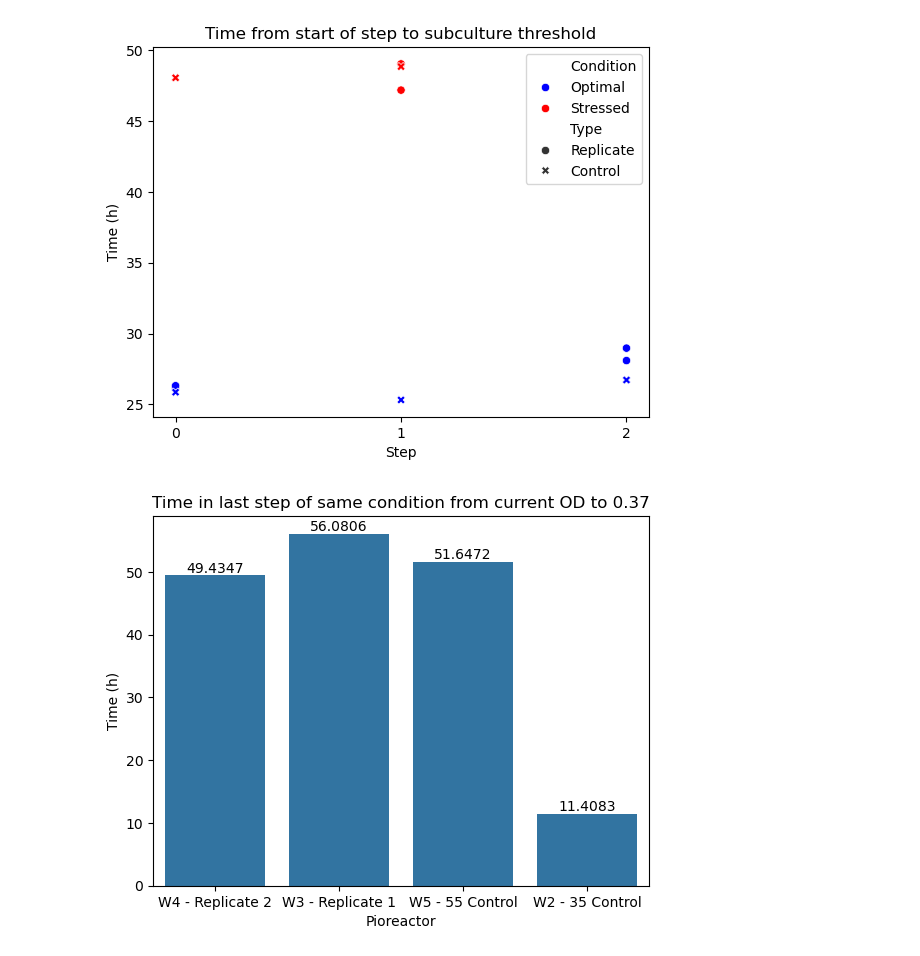
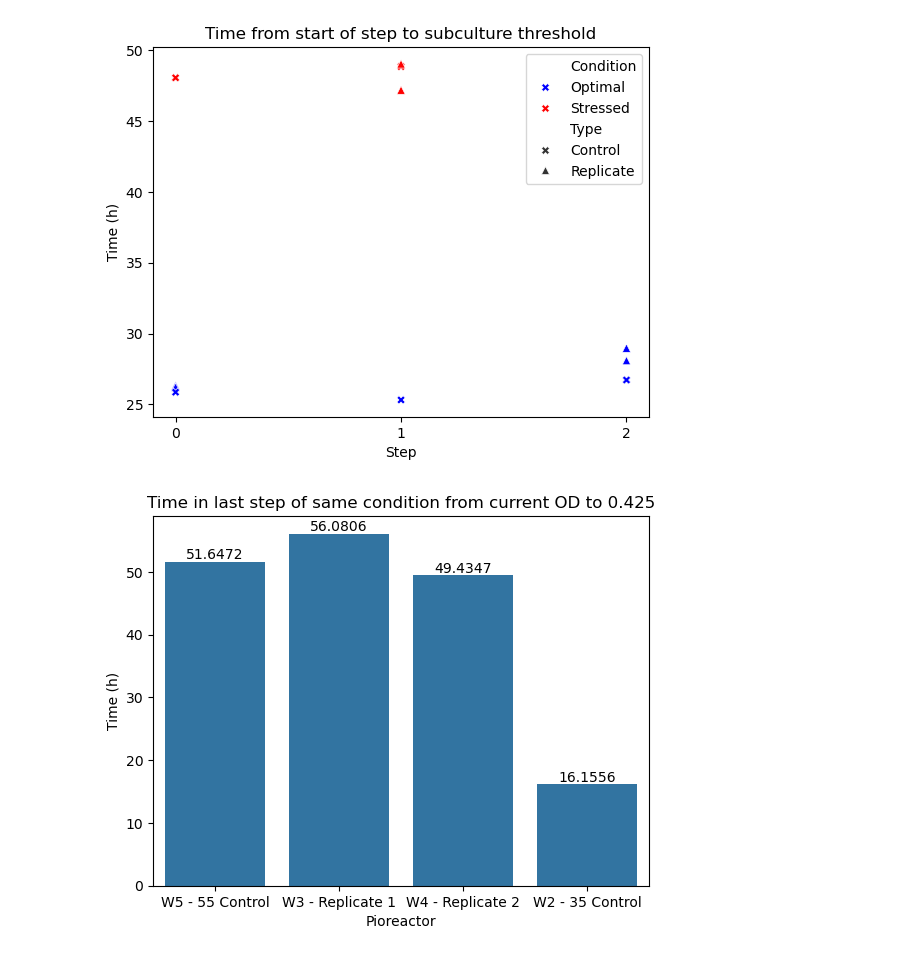
Before and after one commit to JacksonPageroth/pio-bacterial-memory, a Jupyter notebook: pio_subculture.ipynb, the cells around one changed output. Saved outputs shown, nothing was run; the diff lists cells and outputs as text; code cells hidden in the pictures.

```diff
--- a/pio_subculture.ipynb
+++ b/pio_subculture.ipynb
@@ -124,7 +124,7 @@ plt.show()
 pioreactors = df.get_column("pioreactor_unit").unique()
 
 window_size = 360  # We take measurements every 5 seconds, so this gives a window size of 30 minutes, it's in row number
-plot_df = {"Type": [], "Slope": [], "Condition": [], "Step":[]}
+plot_df = {"Type": [], "Max slope": [], "Condition": [], "Step":[]}
 for pioreactor in pioreactors:
     pio_df = df.filter(pl.col("pioreactor_unit").eq(pioreactor))
 
@@ -132,7 +132,7 @@ for pioreactor in pioreactors:
         step_df = pio_df.filter(pl.col("Step").eq(step)).sort("timestamp_localtime")
         slope_df = step_df.with_columns(slope=pl.col("od_reading").least_squares.rolling_ols('timestamp_localtime', window_size=window_size, mode='coefficients').struct[0])
 
-        plot_df["Slope"].append(slope_df.get_column("slope").max())
+        plot_df["Max slope"].append(slope_df.get_column("slope").max())
         plot_df["Step"].append(step)
 
         if "35" in pioreactor:
@@ -148,7 +148,8 @@ for pioreactor in pioreactors:
 # Plotting each pioreactor in a separate subplot
 num_pioreactors = len(pioreactors)
 plot_df = pl.from_dict(plot_df).to_pandas()
-sns.scatterplot(plot_df, style="Type", x="Step", y="Slope", hue="Condition", hue_order=["Optimal", "Stressed"], palette=["blue", "red"])
-
+sns.scatterplot(plot_df, style="Type", x="Step", y="Max slope", hue="Condition", hue_order=["Optimal", "Stressed"], palette=["blue", "red"],  markers={"Replicate": "^", "Control": "X"})
+plt.xticks(ticks=range(int(plot_df["Step"].min()), int(plot_df["Step"].max()) + 1))
+plt.title("Max slope by step")
 plt.show()
 # %% [output]
@@ -155,0 +157,32 @@ plt.show()
+# %%
+pioreactors = df.get_column("pioreactor_unit").unique()
+
+plot_df = {"Type": [], "Mean slope": [], "Condition": [], "Step":[]}
+for pioreactor in pioreactors:
+    pio_df = df.filter(pl.col("pioreactor_unit").eq(pioreactor))
+
+    for step in pio_df.get_column("Step").unique()[:-1]:
+        step_df = pio_df.filter(pl.col("Step").eq(step)).sort("timestamp_localtime")
+        slope_df = step_df.with_columns(slope=pl.col("od_reading").least_squares.ols('timestamp_localtime', mode='coefficients').struct[0])
+
+        print(slope_df)
+        plot_df["Mean slope"].append(slope_df.get_column("slope").max())
+        plot_df["Step"].append(step)
+
+        if "35" in pioreactor:
+            plot_df["Type"].append("Control")
+            plot_df["Condition"].append("Optimal")
+        elif "55" in pioreactor:
+            plot_df["Type"].append("Control")
+            plot_df["Condition"].append("Stressed")
+        elif "Replicate" in pioreactor:
+            plot_df["Type"].append("Replicate")
+            plot_df["Condition"].append("Optimal" if step % 2 == 0 else "Stressed")
+
+# Plotting each pioreactor in a separate subplot
+num_pioreactors = len(pioreactors)
+plot_df = pl.from_dict(plot_df).to_pandas()
+sns.scatterplot(plot_df, style="Type", x="Step", y="Mean slope", hue="Condition", hue_order=["Optimal", "Stressed"], palette=["blue", "red"],  markers={"Replicate": "^", "Control": "X"})
+plt.xticks(ticks=range(int(plot_df["Step"].min()), int(plot_df["Step"].max()) + 1))
+plt.title("mean slope by step")
+plt.show()
@@ -187,42 +239,42 @@ for pioreactor in pioreactors:
 # Plotting each pioreactor in a separate subplot
 num_pioreactors = len(pioreactors)
 plot_df = pl.from_dict(plot_df).to_pandas()
-sns.scatterplot(plot_df, style="Type", x="Step", y="Time (h)", hue="Condition", hue_order=["Optimal", "Stressed"], palette=["blue", "red"])
+sns.scatterplot(plot_df, style="Type", x="Step", y="Time (h)", hue="Condition", hue_order=["Optimal", "Stressed"], palette=["blue", "red"], markers={"Replicate": "^", "Control": "X"})
 plt.xticks(ticks=range(int(plot_df["Step"].min()), int(plot_df["Step"].max()) + 1))
 plt.title("Time from start of step to subculture threshold")
 plt.show()
 # %% [output]
-[figure, old version]
+[figure, new version]
 # %%
-predict_od = 0.37
+predict_od = 0.425
 plot_df = {"Pioreactor": [], "Time (h)": []}
 for pioreactor in pioreactors:
     pio_df = df.filter(pl.col("pioreactor_unit").eq(pioreactor)).sort("timestamp_localtime", descending=False)
 
     steps = pio_df.get_column("Step").sort().unique().to_list()
     current_od = pio_df.filter(pl.col("Step").eq(steps[-1])).get_column("od_reading")[-1]
 
     last_step = pio_df.filter(pl.col("Step").eq(steps[-3]))
     thresh_time = (last_step.with_columns((pl.col("od_reading") - predict_od).abs().alias("distance"))
                         .filter(pl.col("distance") == pl.col("distance").min())
                         .get_column("timestamp_localtime")[0])
 
     time_in_last_step = (last_step.with_columns((pl.col("od_reading") - current_od).abs().alias("distance"))
                         .filter(pl.col("distance") == pl.col("distance").min())
                         .get_column("timestamp_localtime")[0])
 
     time_to_threshold = (thresh_time - time_in_last_step).total_seconds() / 3600
 
     plot_df["Time (h)"].append(time_to_threshold)
     plot_df["Pioreactor"].append(pioreactor)
 
 
 # Plotting each pioreactor in a separate subplot
 num_pioreactors = len(pioreactors)
 plot_df = pl.from_dict(plot_df).to_pandas()
 ax = sns.barplot(plot_df, x="Pioreactor", y="Time (h)")
 ax.bar_label(ax.containers[0], fontsize=10);
 plt.title(f"Time in last step of same condition from current OD to {predict_od}")
 plt.show()
 # %% [output]
-[figure, old version]
+[figure, new version]
```
Also changed, not shown: parts of 4 cells of this notebook.
